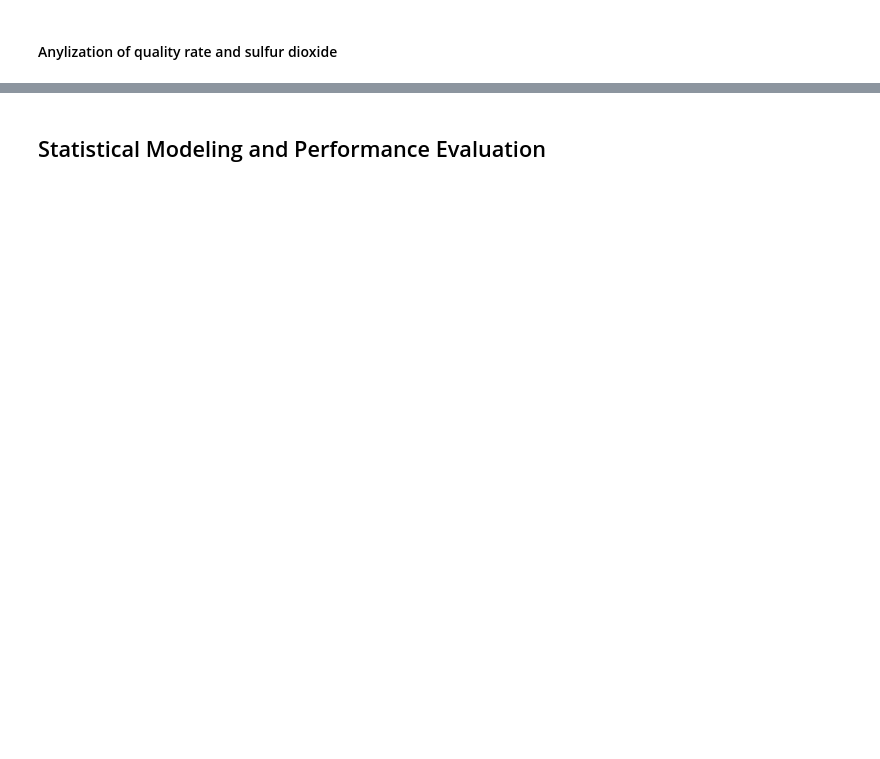
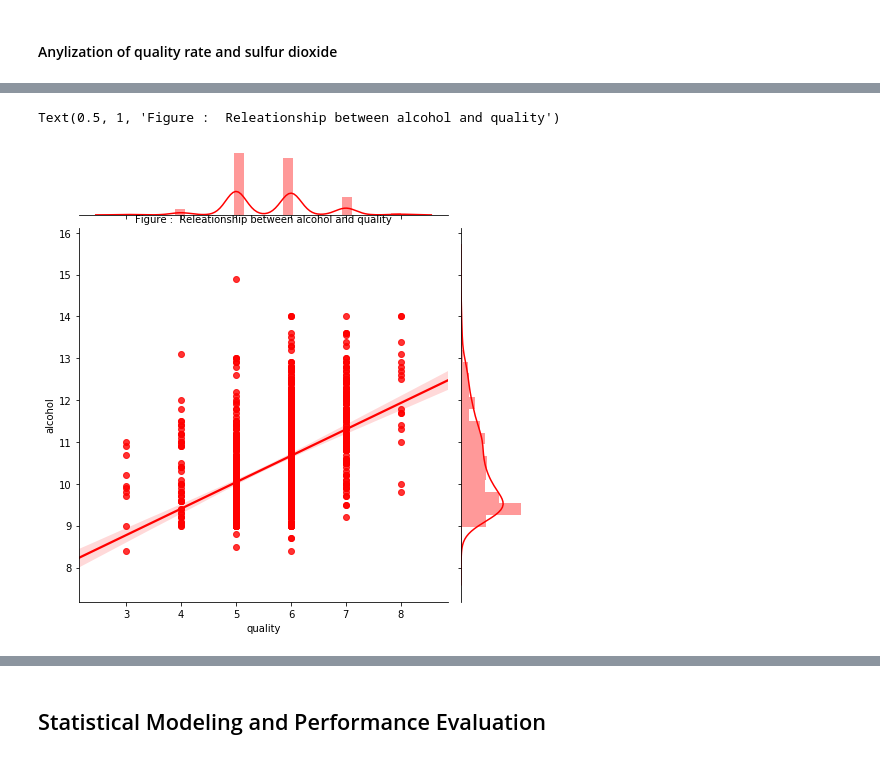
Before and after one commit to AbdielNie/wineQuality, a Jupyter notebook: wineQuality.ipynb, the cells around one changed output, grey strips where cells are left out. Saved outputs shown, nothing was run; the diff lists cells and outputs as text; code cells hidden in the pictures; blank space fills up the shorter version.

```diff
--- a/wineQuality.ipynb
+++ b/wineQuality.ipynb
@@ -260,0 +291,6 @@ plt.show();
+# %%
+sns.jointplot(data=winedata,x = "quality",y = "alcohol",kind = "reg",truncate=False,color = "r",height = 7)
+plt.title('Figure :  Releationship between alcohol and quality', fontsize = 10)
+# %% [output]
+Text(0.5, 1, 'Figure :  Releationship between alcohol and quality')
+[figure, added]
```
Also changed, not shown: parts of 45 cells of this notebook.
